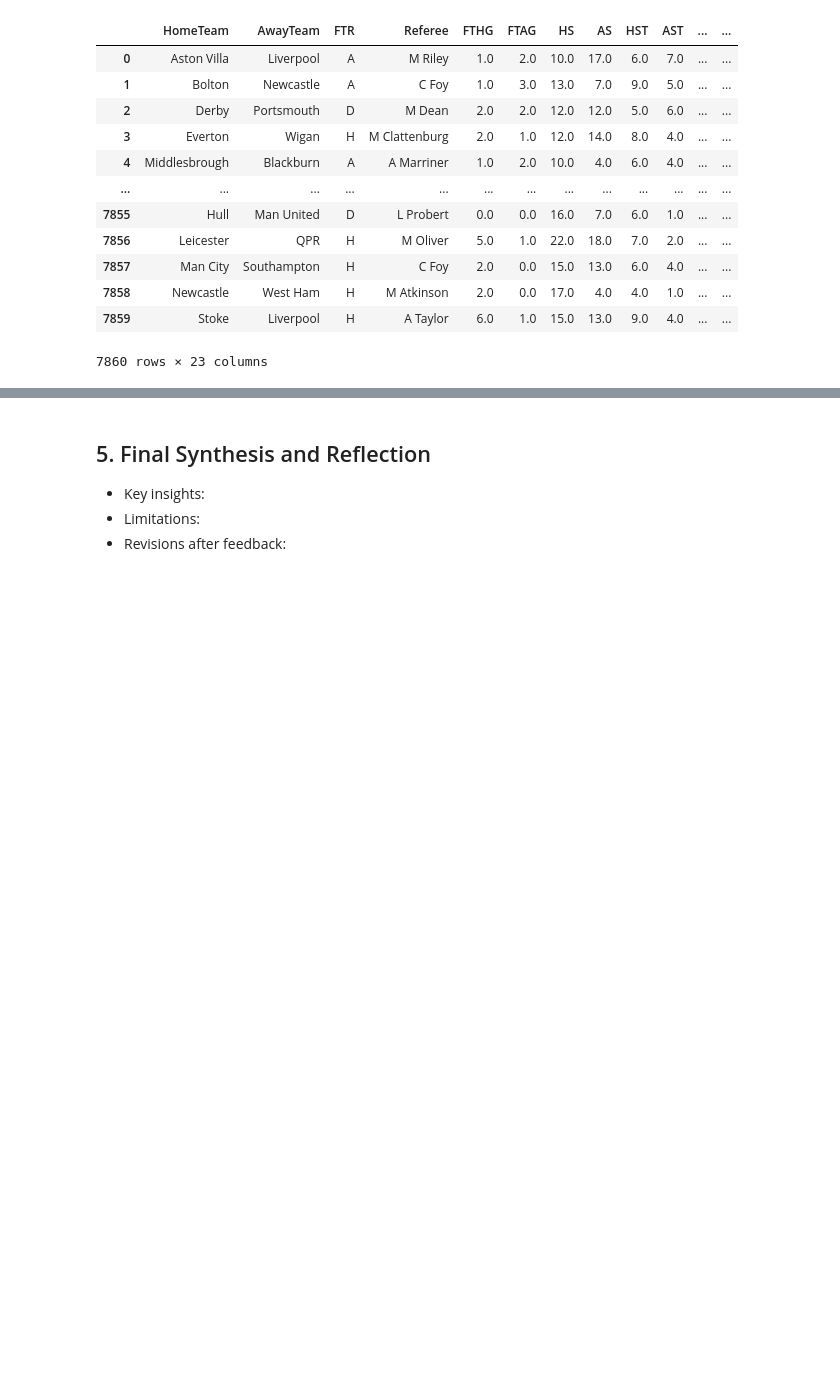
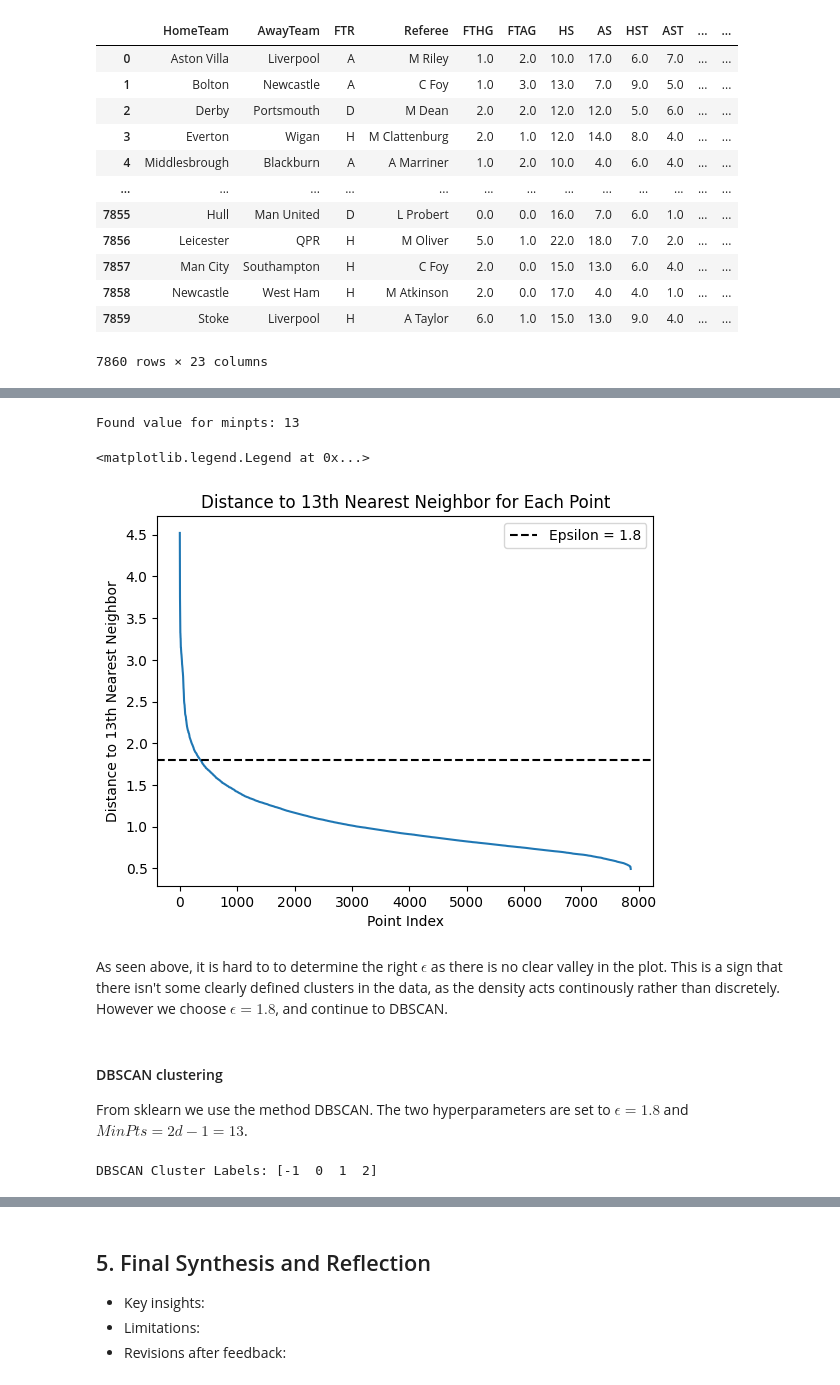
Before and after one commit to frederik007hb/Data-Mining, a Jupyter notebook: Group29_Checkpoint 1.ipynb, the cells around one changed output, grey strips where cells are left out. Drawn from its saved outputs; the diff is of its cells as text; code cells hidden in the pictures; blank space fills up the shorter version.

Commit message:
progress 11/03

```diff
--- a/Group29_Checkpoint 1.ipynb
+++ b/Group29_Checkpoint 1.ipynb
@@ -264,0 +288,73 @@ patterns = None
+# %%
+# -- Calculating K nearest neighbours --
+
+from scipy.spatial.distance import cdist
+
+def find_k_nearest_neighbor_dist(data, minpts=None, use_tqdm=True):
+    """
+    Compute the distance to the k-th nearest neighbor for each point.
+
+    Parameters:
+        data (numpy array): Shape (n_samples, d_features)
+        minpts (int): Number of neighbors to consider (default 2*d - 1 -- See slide 22 lecture 3)
+        use_tqdm (bool): Show progress bar for large datasets
+
+    Returns:
+        distances_sorted (numpy array): k-th nearest neighbor distances sorted descending
+        minpts (int): The k used
+    """
+    n, d = data.shape
+    if minpts is None:
+        minpts = 2 * d - 1
+
+    # Compute full pairwise distance matrix (n x n)
+    pairwise_dist = cdist(data, data, metric='euclidean') # Euclean distance is used
+
+    # Set diagonal to np.inf to ignore self-distance
+    np.fill_diagonal(pairwise_dist, np.inf)
+
+    distances = np.zeros(n)
+
+    iterator = tqdm(range(n), disable=not use_tqdm)
+    for i in iterator:
+        # Sort distances for this point
+        sorted_dists = np.partition(pairwise_dist[i], minpts)  # faster than full sort
+        distances[i] = sorted_dists[minpts]  # minpts-th nearest neighbor
+
+    # Return distances sorted descending
+    return np.sort(distances)[::-1], minpts
+
+
+
+y, minpts = find_k_nearest_neighbor_dist(modified_stats.values)
+print('Found value for minpts:', minpts)
+# %% [output]
+Found value for minpts: 13
+# %%
+# -- Plotting K nearest Neighbor distances---
+x = np.arange(len(y))
+epsilon = 1.8
+fig, ax = plt.subplots()
+ax.plot(x, y)
+ax.set_xlabel("Point Index")
+ax.set_ylabel(f"Distance to {minpts}th Nearest Neighbor")
+ax.set_title(f"Distance to {minpts}th Nearest Neighbor for Each Point")
+ax.axhline(epsilon, c='k', ls='--', label=f'Epsilon = {epsilon}')
+plt.legend()
+# %% [output]
+<matplotlib.legend.Legend at 0x...>
+[figure, added]
+# %% [markdown]
+As seen above, it is hard to to determine the right $\epsilon$ as there is no clear valley in the plot. This is a sign that there isn't some clearly defined clusters in the data, as the density acts continously rather than discretely.
+However we choose $\epsilon = 1.8$, and continue to DBSCAN.
+# %% [markdown]
+#### DBSCAN clustering
+
+From sklearn we use the method DBSCAN. The two hyperparameters are set to $\epsilon = 1.8$ and $MinPts = 2d-1 = 13$.
+# %%
+dbscan = DBSCAN(eps=epsilon, min_samples=minpts)
+dbscan.fit(modified_stats.values)
+labels = dbscan.labels_
+print("DBSCAN Cluster Labels:", np.unique(labels)) # -1 corresponds to noise points, other integers correspond to cluster labels
+# %% [output]
+DBSCAN Cluster Labels: [-1  0  1  2]
```
Also changed, not shown: parts of 34 cells of this notebook, 1 other file.
